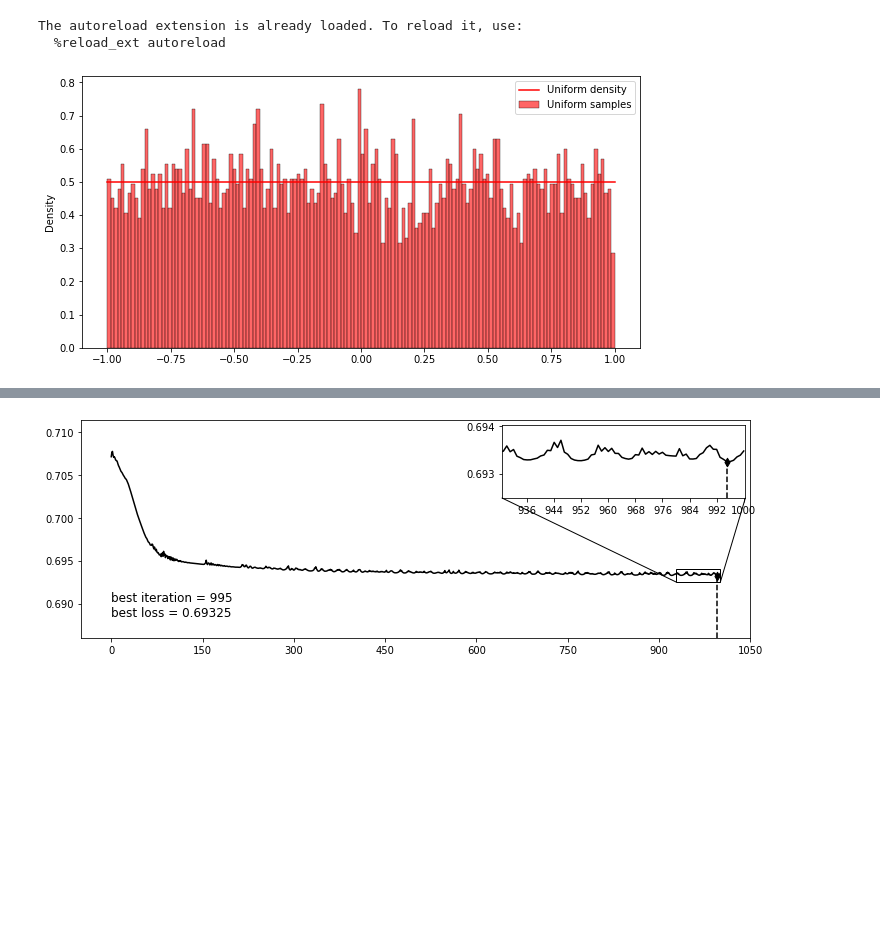
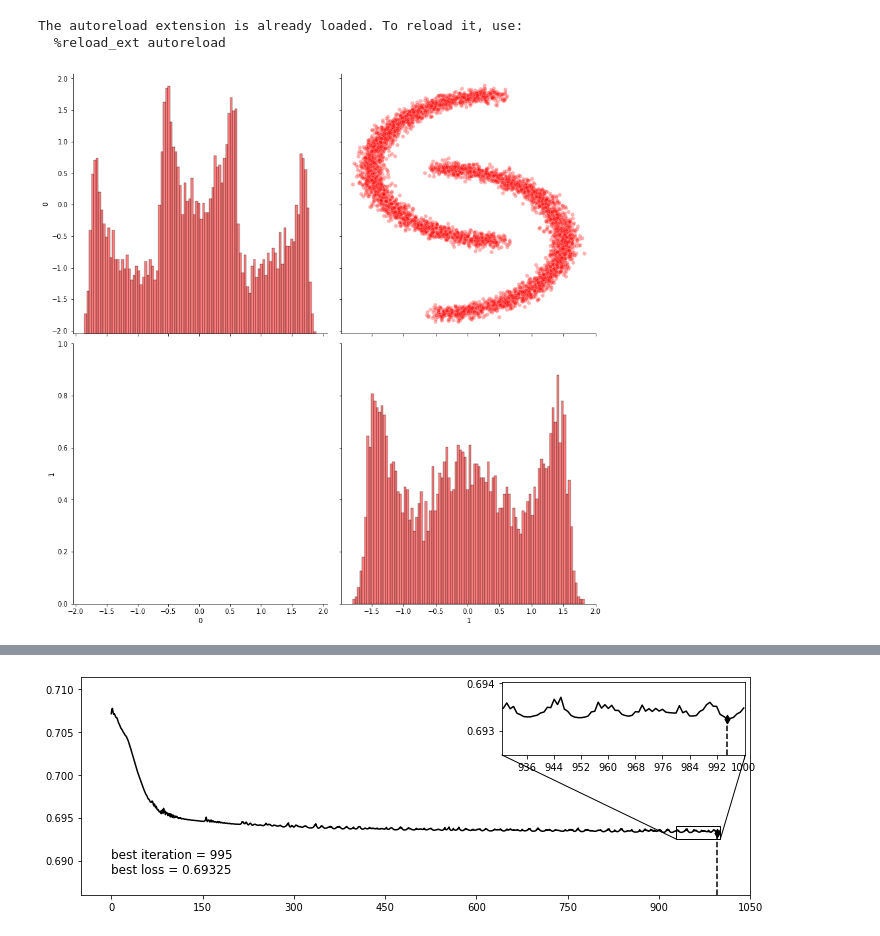
Before and after one commit to ElouanARGOUARCH/Discretely-Indexed-Flows, a Jupyter notebook: experiments/Start from EM.ipynb, the cells around one changed output, grey strips where cells are left out. Saved outputs shown, nothing was run; the diff lists cells and outputs as text; code cells hidden in the pictures; blank space fills up the shorter version.

```diff
--- a/experiments/Start from EM.ipynb
+++ b/experiments/Start from EM.ipynb
@@ -14,12 +14,12 @@ import matplotlib.pyplot as plt
 The autoreload extension is already loaded. To reload it, use:
   %reload_ext autoreload
 # %%
-example = "Uniform"
+example = "Moons"
 num_samples = 50000
 target = Target(example, num_samples)
 target.target_visual()
 p, target_log_density, target_samples = target.get_target()
 # %% [output]
-[figure, old version]
+[figure, new version]
 # %%
 num_samples = target_samples.shape[0]
```
Also changed, not shown: parts of 3 cells of this notebook, 5 other files.
